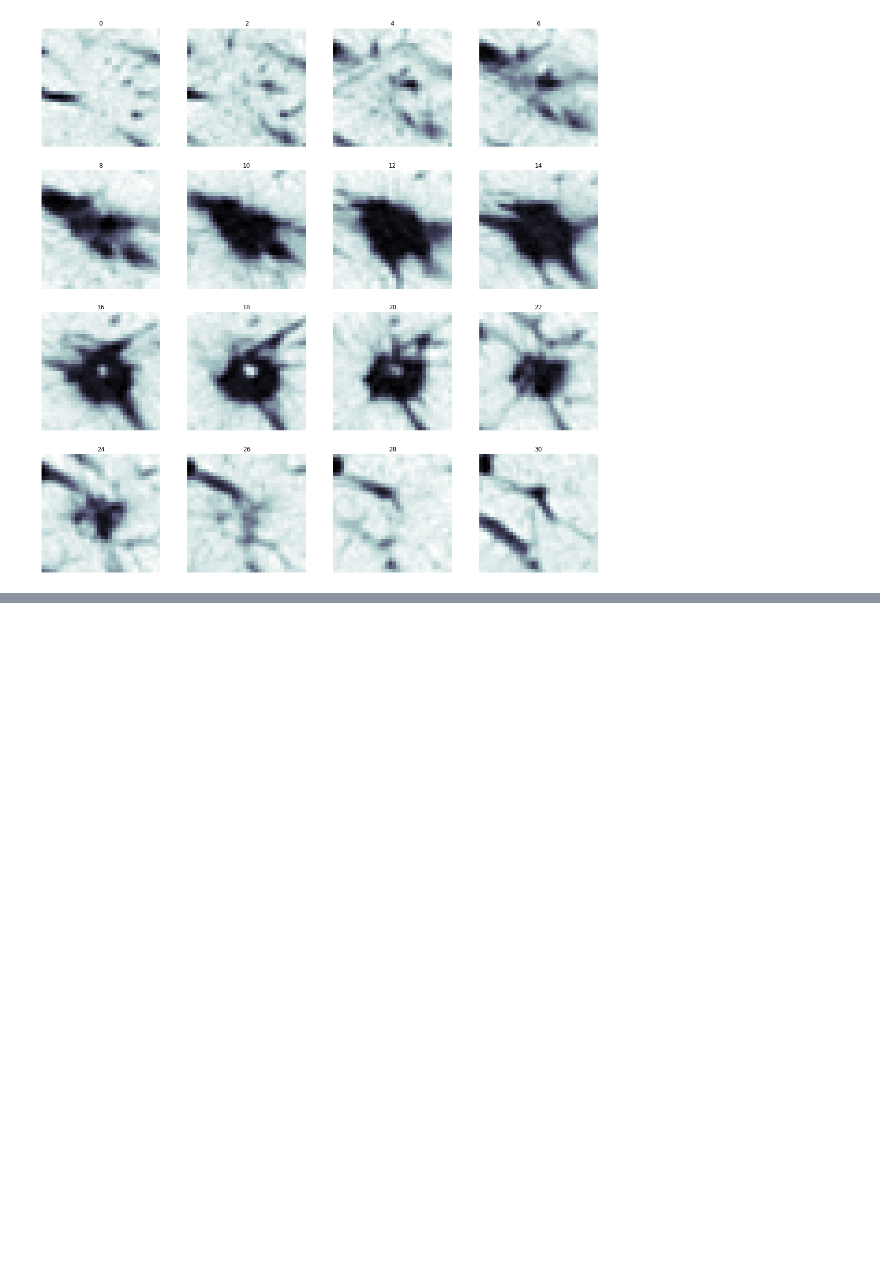
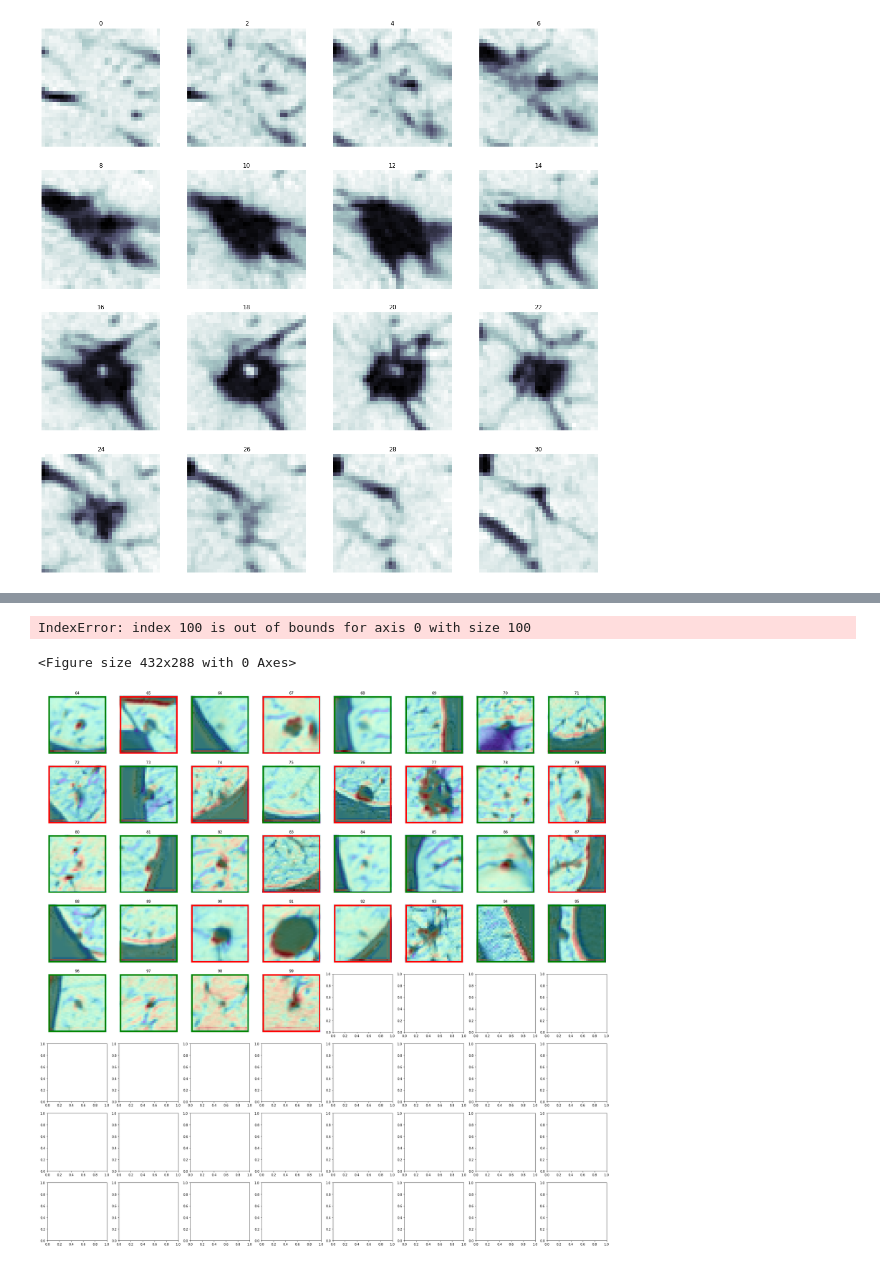
Before and after one commit to hthieu166/ece549-plumonary-nods-classification, a Jupyter notebook: NAS-Lung/notebooks/view_data.ipynb, the cells around one changed output, grey strips where cells are left out. Saved outputs shown, nothing was run; the diff lists cells and outputs as text; code cells hidden in the pictures; blank space fills up the shorter version.

```diff
--- a/NAS-Lung/notebooks/view_data.ipynb
+++ b/NAS-Lung/notebooks/view_data.ipynb
@@ -71,3 +51,10 @@ plot_imgs_grid(plot_feature_vector, viz_lst, feats, preds, gts, nrows=2, ncols=8
+# %%
+viz_lst = np.arange(64,128)
+plot_imgs_grid(plot_nodule_sp_attention, viz_lst, nod_ids, gts, sp_attn_maps, nrows=8, ncols=8)
+# %% [output]
+IndexError: index 100 is out of bounds for axis 0 with size 100
+<Figure size 432x288 with 0 Axes>
+[figure, added]
 # %%
 plot_imgs_grid(plot_feature_vector, incorrect_preds, feats, preds, gts, nrows = 2, ncols=8)
 plot_imgs_grid(plot_nodule_img,  incorrect_preds, nod_ids, gts, nrows=2, ncols=8)
```
Also changed, not shown: parts of 9 cells of this notebook, 18 other files.
